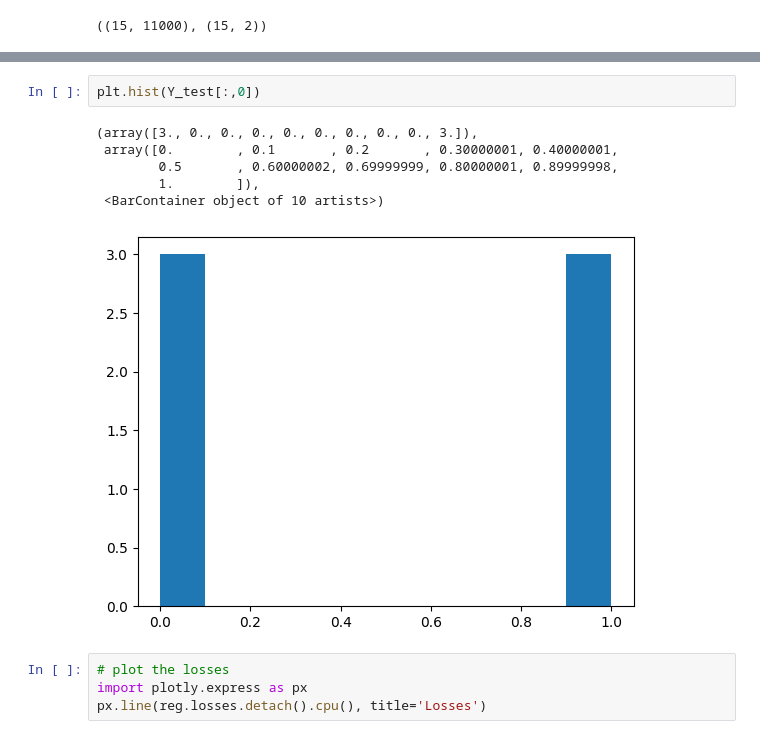
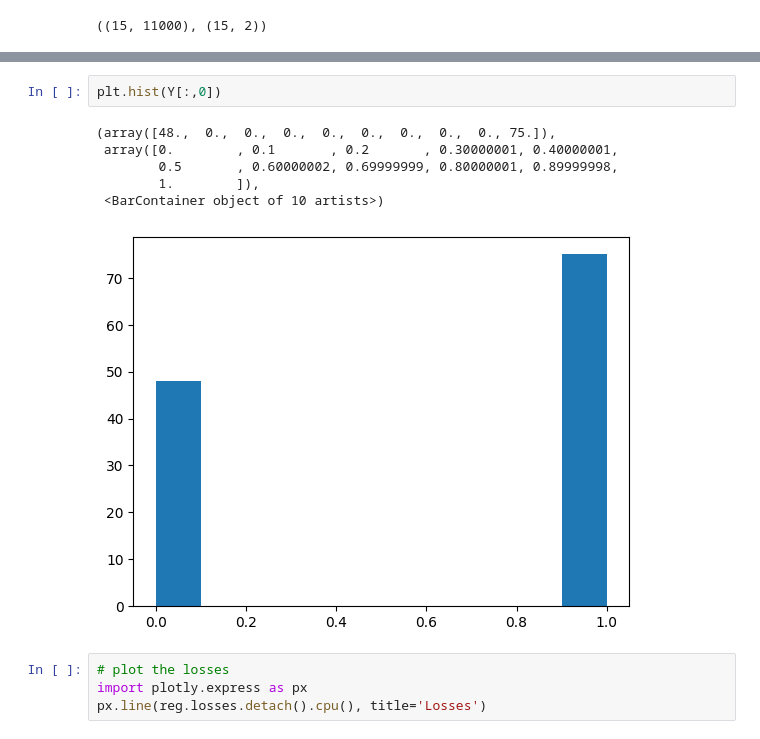
Before and after one commit to ericfonseca95/kmk, a Jupyter notebook: TAMTAM_AI_missing_data_test.ipynb, the cells around one changed output, grey strips where cells are left out. Saved outputs shown, nothing was run; the diff lists cells and outputs as text.

```diff
--- a/TAMTAM_AI_missing_data_test.ipynb
+++ b/TAMTAM_AI_missing_data_test.ipynb
@@ -355,12 +344,12 @@ plt.plot(X[0].detach().cpu().numpy(), alpha=0.5)
 # %%
-plt.hist(Y_test[:,0])
+plt.hist(Y[:,0])
 # %% [output]
-(array([3., 0., 0., 0., 0., 0., 0., 0., 0., 3.]),
+(array([48.,  0.,  0.,  0.,  0.,  0.,  0.,  0.,  0., 75.]),
  array([0.        , 0.1       , 0.2       , 0.30000001, 0.40000001,
         0.5       , 0.60000002, 0.69999999, 0.80000001, 0.89999998,
         1.        ]),
  <BarContainer object of 10 artists>)
-[figure, old version]
+[figure, new version]
 # %%
 # plot the losses
 import plotly.express as px
```
Also changed, not shown: parts of 21 cells of this notebook, 2 other files.
